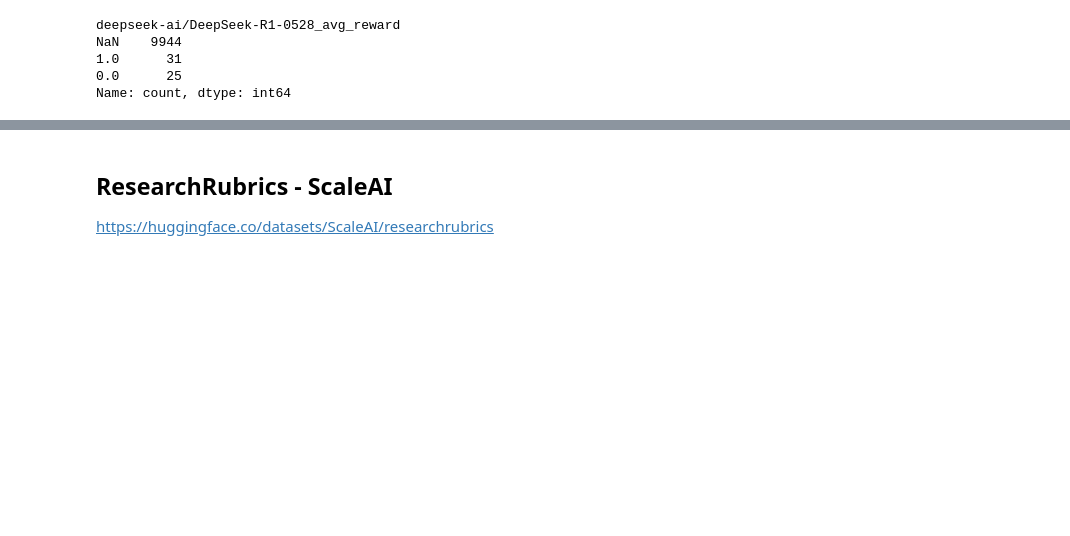
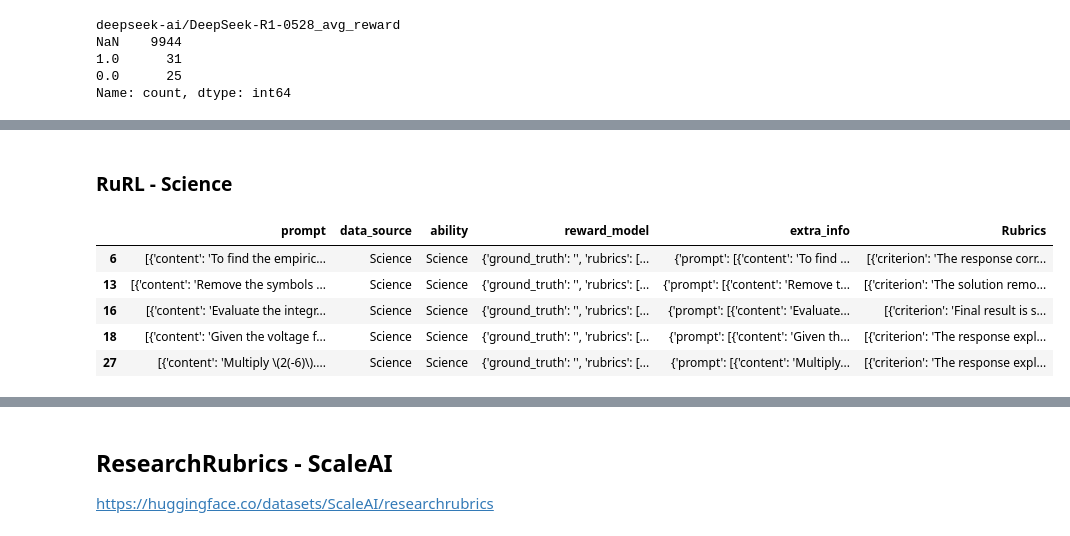
Before and after one commit to lucaspecina/grubrics-science, a Jupyter notebook: explore_datasets.ipynb, the cells around one changed output, grey strips where cells are left out. Saved outputs shown, nothing was run; the diff lists cells and outputs as text; code cells hidden in the pictures; blank space fills up the shorter version.

```diff
--- a/explore_datasets.ipynb
+++ b/explore_datasets.ipynb
@@ -429,0 +442,15 @@ df_sample[:100].to_csv('data/primeintellect-synthetic-2/synthetic-2-sample-100.c
+# %% [markdown]
+### RuRL - Science
+# %%
+import pandas as pd
+
+# Leer el parquet en path 'rurbichub_v1_Science.parquet'
+df_science = pd.read_parquet('rurbichub_v1_Science.parquet')
+df_science.head(5)
+# %% [output]
+|  | prompt | data_source | ability | reward_model | extra_info | Rubrics |
+| 6 | [{'content': 'To find the empiric... | Science | Science | {'ground_truth': '', 'rubrics': [... | {'prompt': [{'content': 'To find ... | [{'criterion': 'The response corr... |
+| 13 | [{'content': 'Remove the symbols ... | Science | Science | {'ground_truth': '', 'rubrics': [... | {'prompt': [{'content': 'Remove t... | [{'criterion': 'The solution remo... |
+| 16 | [{'content': 'Evaluate the integr... | Science | Science | {'ground_truth': '', 'rubrics': [... | {'prompt': [{'content': 'Evaluate... | [{'criterion': 'Final result is s... |
+| 18 | [{'content': 'Given the voltage f... | Science | Science | {'ground_truth': '', 'rubrics': [... | {'prompt': [{'content': 'Given th... | [{'criterion': 'The response expl... |
+| 27 | [{'content': 'Multiply \(2(-6)\).... | Science | Science | {'ground_truth': '', 'rubrics': [... | {'prompt': [{'content': 'Multiply... | [{'criterion': 'The response expl... |
```
Also changed, not shown: parts of 34 cells of this notebook, 7 other files.
